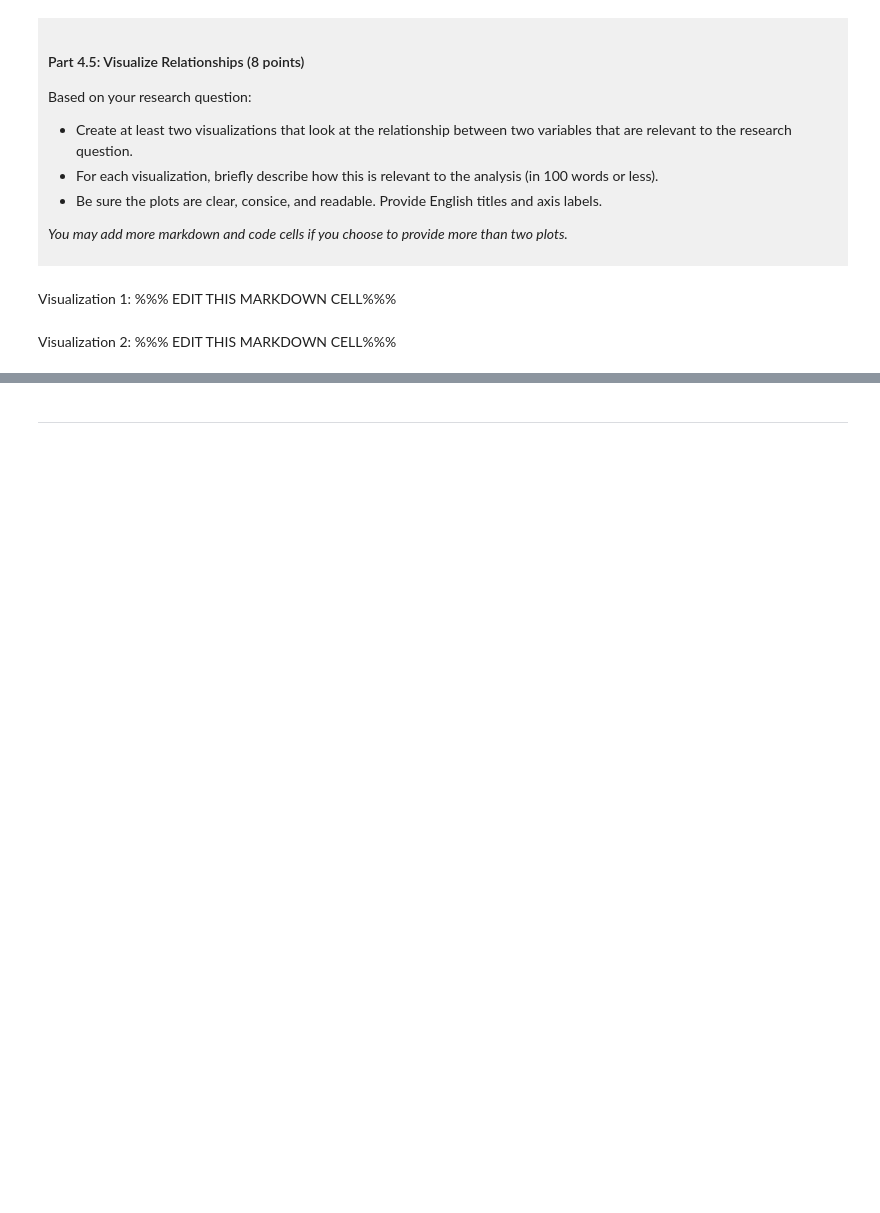
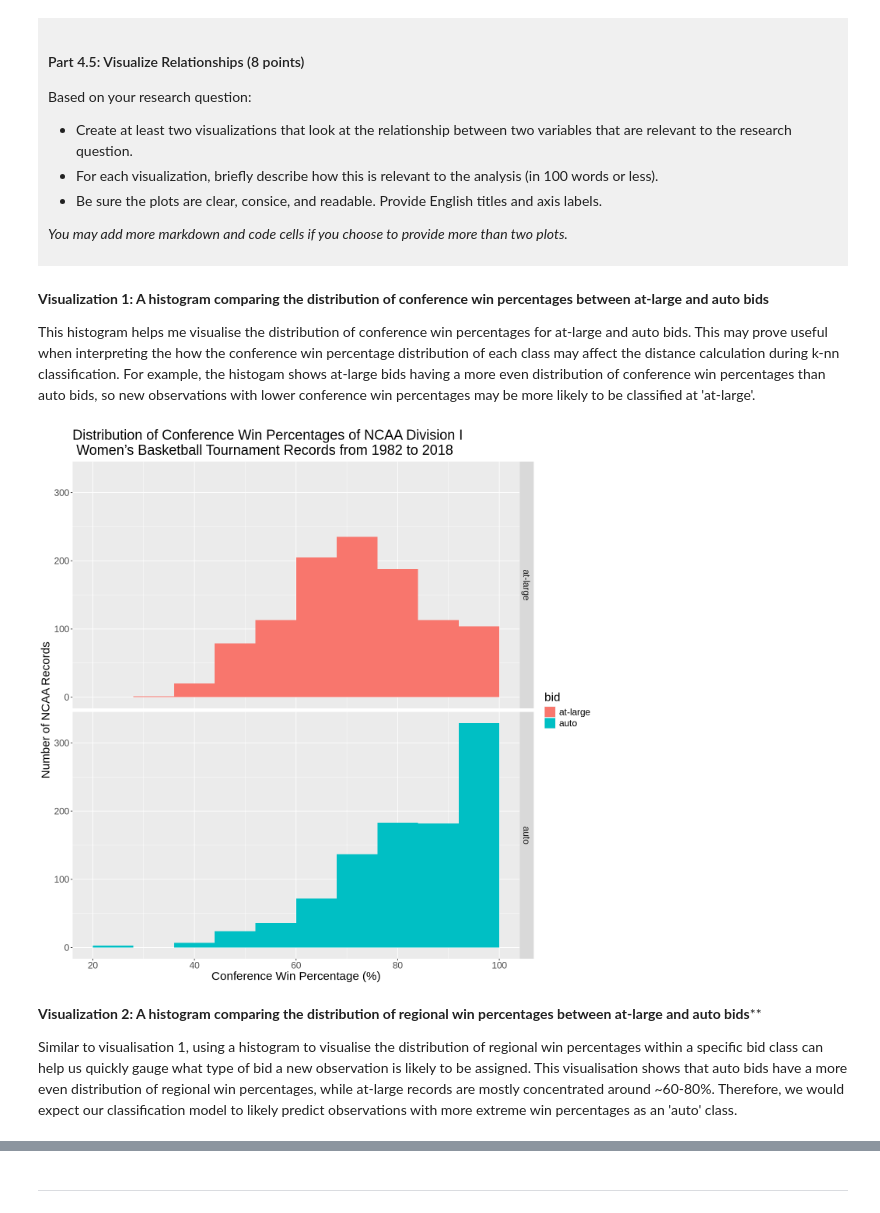
Before and after one commit to leonatsang806/dsci-100-project-leona-tsang, a Jupyter notebook: dsci-100-project-notebook.ipynb, the cells around one changed output, grey strips where cells are left out. Cells and saved outputs as stored; diff of their text form; code cells hidden in the pictures; blank space fills up the shorter version.

```diff
--- a/dsci-100-project-notebook.ipynb
+++ b/dsci-100-project-notebook.ipynb
@@ -324,9 +404,25 @@ Based on your research question:
 *You may add more markdown and code cells if you choose to provide more than two plots.*
 </div>
 # %% [markdown]
-Visualization 1: %%% EDIT THIS MARKDOWN CELL%%%
+**Visualization 1: A histogram comparing the distribution of conference win percentages between at-large and auto bids**
+
+This histogram helps me visualise the distribution of conference win percentages for at-large and auto bids. This may prove useful when interpreting the how the conference win percentage distribution of each class may affect the distance calculation during k-nn classification. For example, the histogam shows at-large bids having a more even distribution of conference win percentages than auto bids, so new observations with lower conference win percentages may be more likely to be classified at 'at-large'.
 # %%
-### EDIT THIS CODE CELL FOR VISUALIZATION 1###
+
+options(repr.plot.width=12, repr.plot.height=12)
+bid_reg_win_pct_distribution <- tidy_march_madness |>
+    ggplot(aes(x=conf_wins_pct, fill=bid))+
+    geom_histogram(binwidth=8) +
+    labs(x='Conference Win Percentage (%)',
+        y='Number of NCAA Records',
+        title='Distribution of Conference Win Percentages of NCAA Division I\n Women’s Basketball Tournament Records from 1982 to 2018')+
+    theme(text=element_text(size=18))+
+    facet_grid(rows=vars(bid))
+bid_reg_win_pct_distribution
+# %% [output]
+[figure, added]
 # %% [markdown]
-Visualization 2: %%% EDIT THIS MARKDOWN CELL%%%
+**Visualization 2: A histogram comparing the distribution of regional win percentages between at-large and auto bids****
+
+Similar to visualisation 1, using a histogram to visualise the distribution of regional win percentages within a specific bid class can help us quickly gauge what type of bid a new observation is likely to be assigned. This visualisation shows that auto bids have a more even distribution of regional win percentages, while at-large records are mostly concentrated around ~60-80%. Therefore, we would expect our classification model to likely predict observations with more extreme win percentages as an 'auto' class.
 # %%
```
Also changed, not shown: parts of 10 cells of this notebook.
